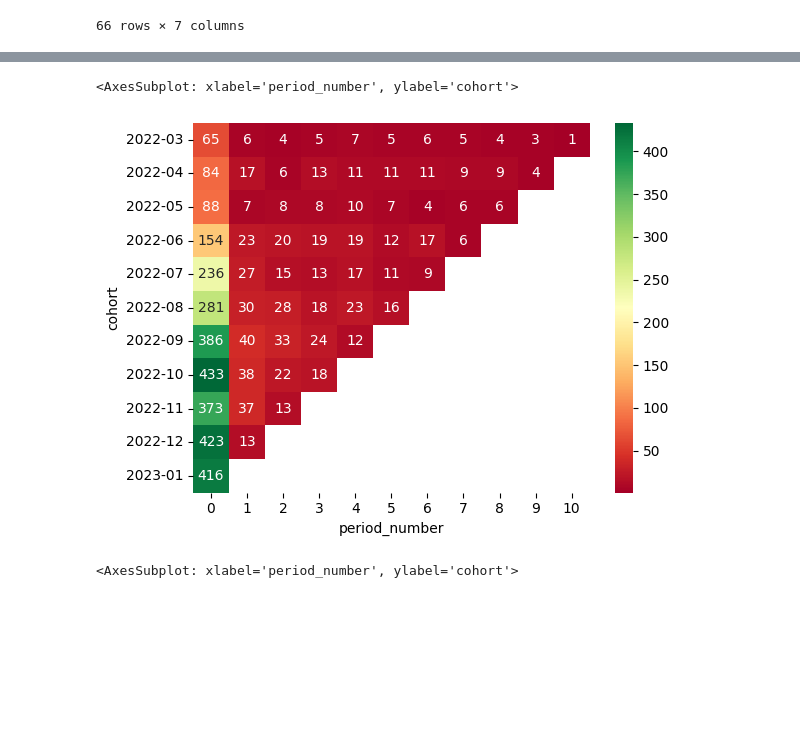
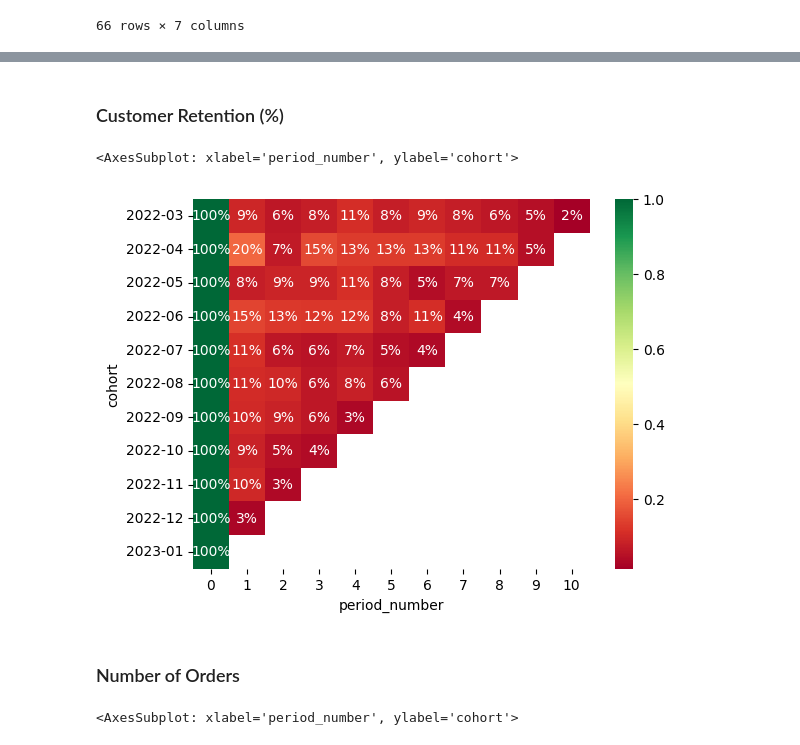
Before and after one commit to ltbd78/cohort-analysis, a Jupyter notebook: cohort-analysis.ipynb, the cells around one changed output, grey strips where cells are left out. Cells and saved outputs as stored; diff of their text form; code cells hidden in the pictures; blank space fills up the shorter version.

Commit message:
add percent option

```diff
--- a/cohort-analysis.ipynb
+++ b/cohort-analysis.ipynb
@@ -147,8 +147,11 @@ df_cohort
 | 65 | 2023-01 | 2023-01 | 416.0 | 541.0 | 1334.0 | 64963.71 | 0 |
 66 rows × 7 columns
 # %%
-def plot_heatmap(column, **kwargs):
+def plot_heatmap(column, percent=False, **kwargs):
     df_cohort_pivot = df_cohort.pivot_table(index='cohort', columns='period_number', values=column)
+    if percent:
+        series_size = df_cohort_pivot.iloc[:,0]
+        df_cohort_pivot = df_cohort_pivot.divide(series_size, axis=0)
     fig, ax = plt.subplots(1, 1)
     sns.heatmap(df_cohort_pivot, ax=ax, **kwargs)
     return ax
@@ -155,8 +165,12 @@ def plot_heatmap(column, **kwargs):
+# %% [markdown]
+### Customer Retention (%)
 # %%
-plot_heatmap('n_customers', annot=True, cmap='RdYlGn', fmt='g')
+plot_heatmap('n_customers', percent=True, annot=True, cmap='RdYlGn', fmt='.0%')
 # %% [output]
 <AxesSubplot: xlabel='period_number', ylabel='cohort'>
-[figure, old version]
+[figure, new version]
+# %% [markdown]
+### Number of Orders
 # %%
 plot_heatmap('n_orders', annot=True, cmap='RdYlGn', fmt='g')
 # %% [output]
```
Also changed, not shown: parts of 3 cells of this notebook.
